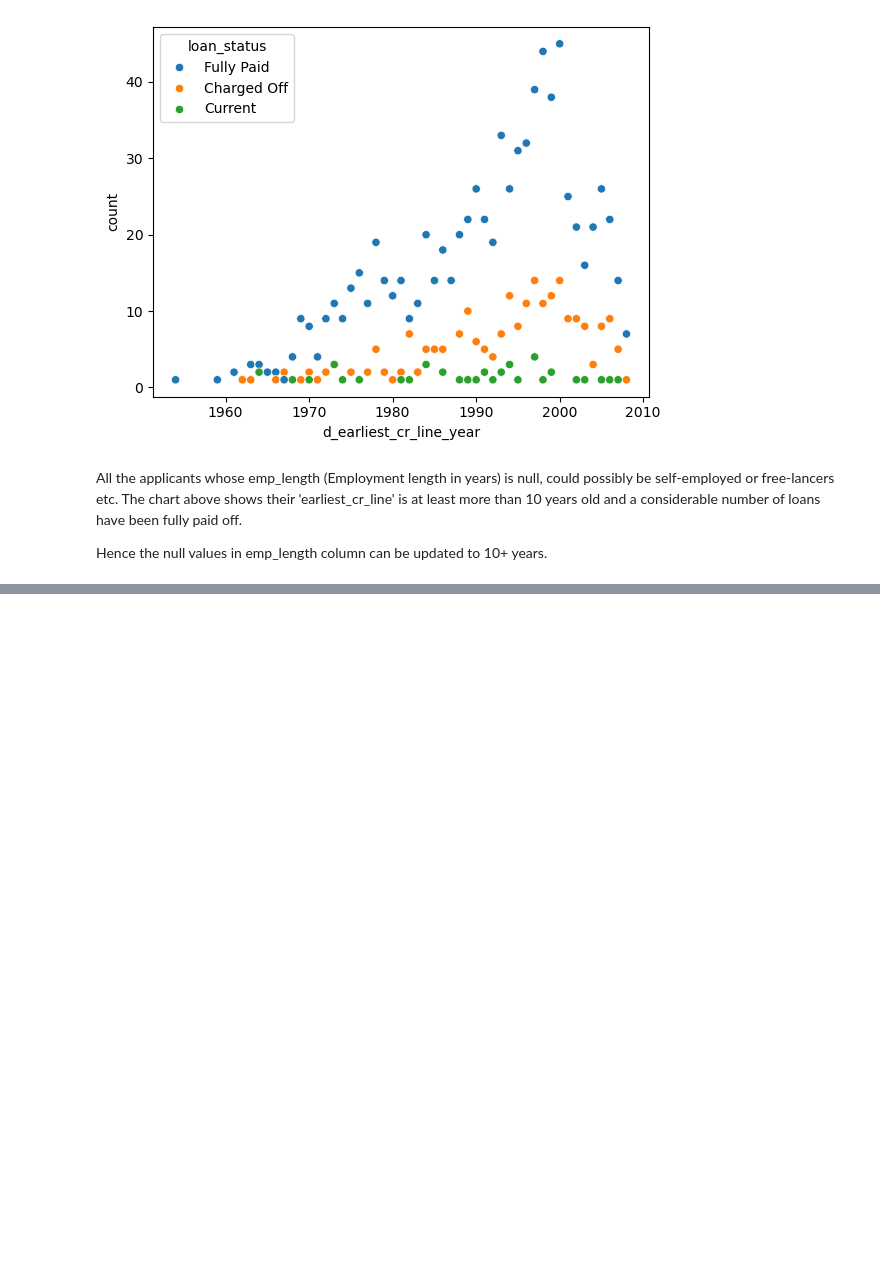
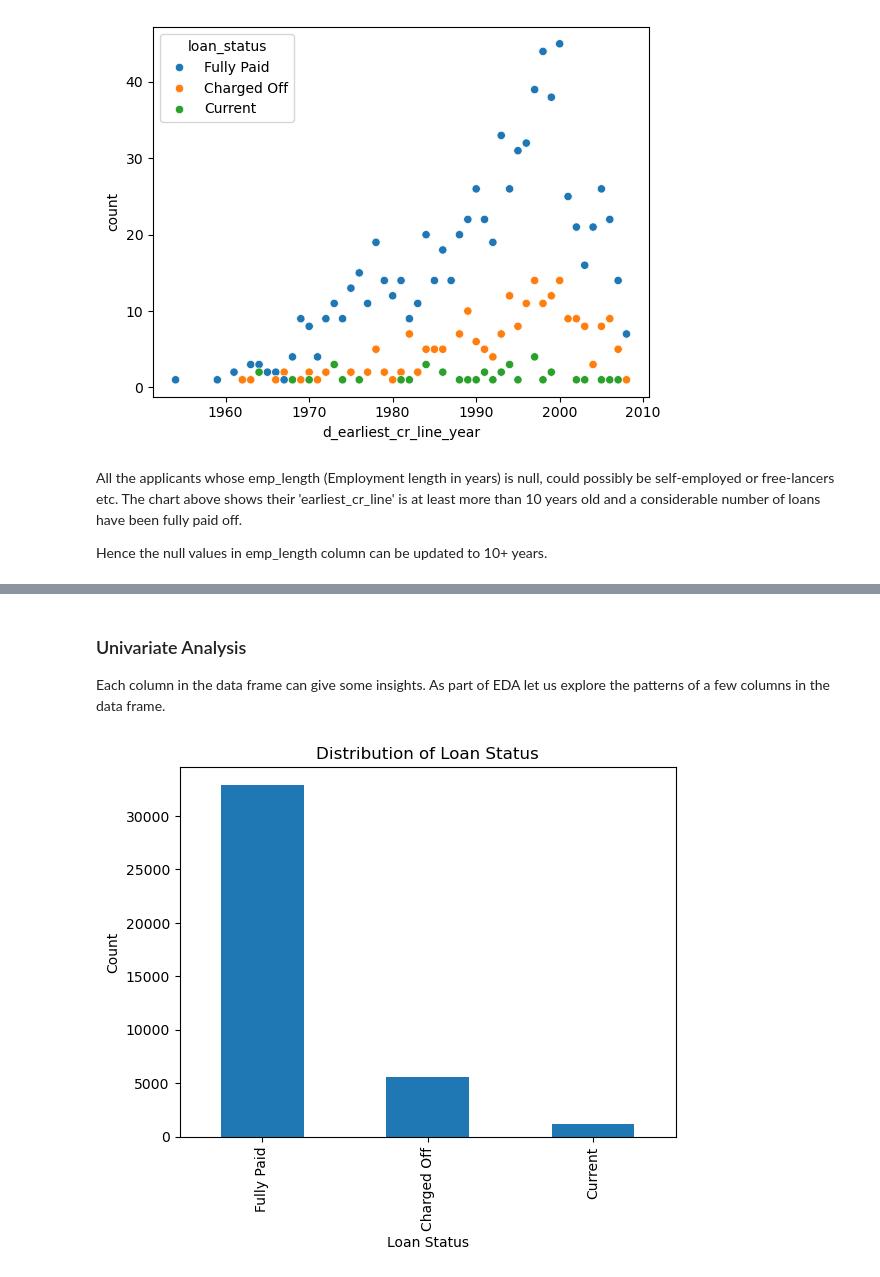
Before and after one commit to uvarajthulasiram/LendingClubCaseStudy, a Jupyter notebook: UvarajThulasiram.ipynb, the cells around one changed output, grey strips where cells are left out. Cells and saved outputs as stored; diff of their text form; code cells hidden in the pictures; blank space fills up the shorter version.

```diff
--- a/UvarajThulasiram.ipynb
+++ b/UvarajThulasiram.ipynb
@@ -341,0 +402,13 @@ dtype: int64
+# %% [markdown]
+### Univariate Analysis
+
+Each column in the data frame can give some insights. As part of EDA let us explore the patterns of a few columns in the data frame.
+# %%
+uni_bar = df['loan_status'].value_counts().plot(kind='bar', title='Distribution of Loan Status')
+
+uni_bar.set_xlabel('Loan Status')
+uni_bar.set_ylabel('Count')
+
+plt.show()
+# %% [output]
+[figure, added]
```
Also changed, not shown: parts of 19 cells of this notebook.
